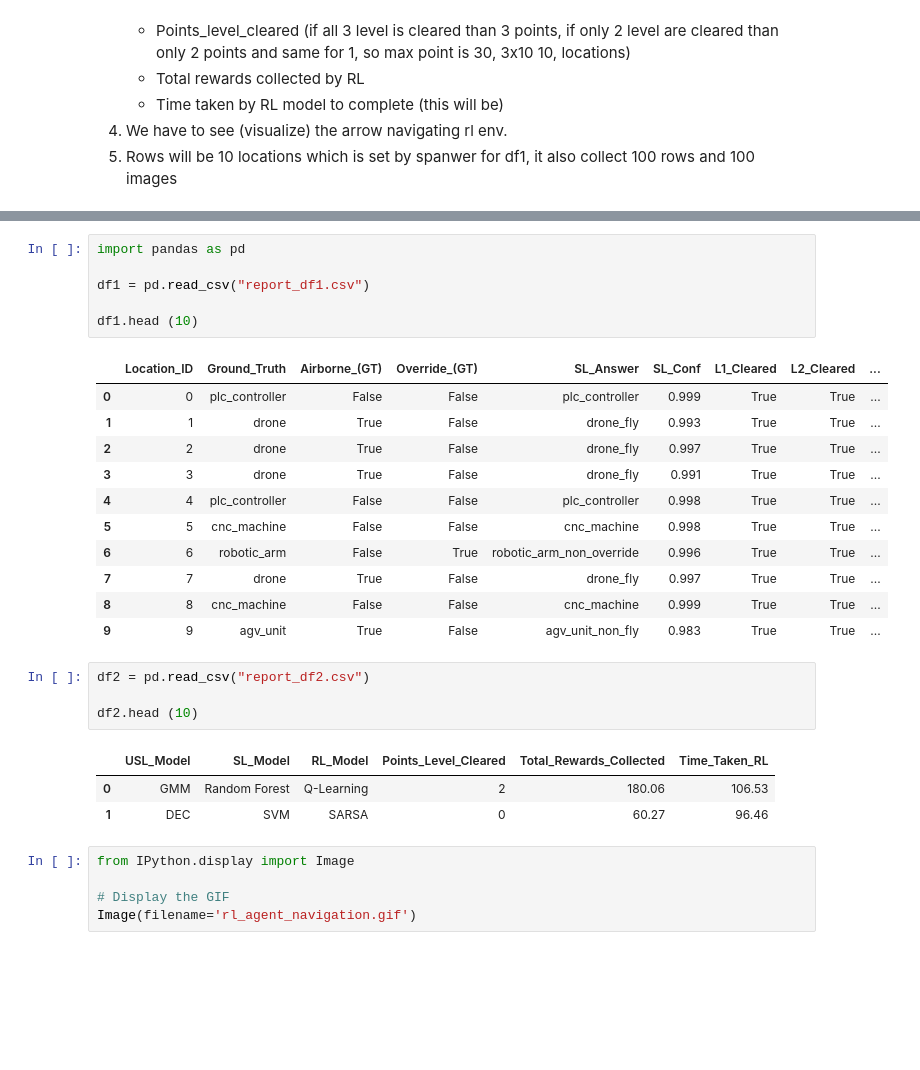
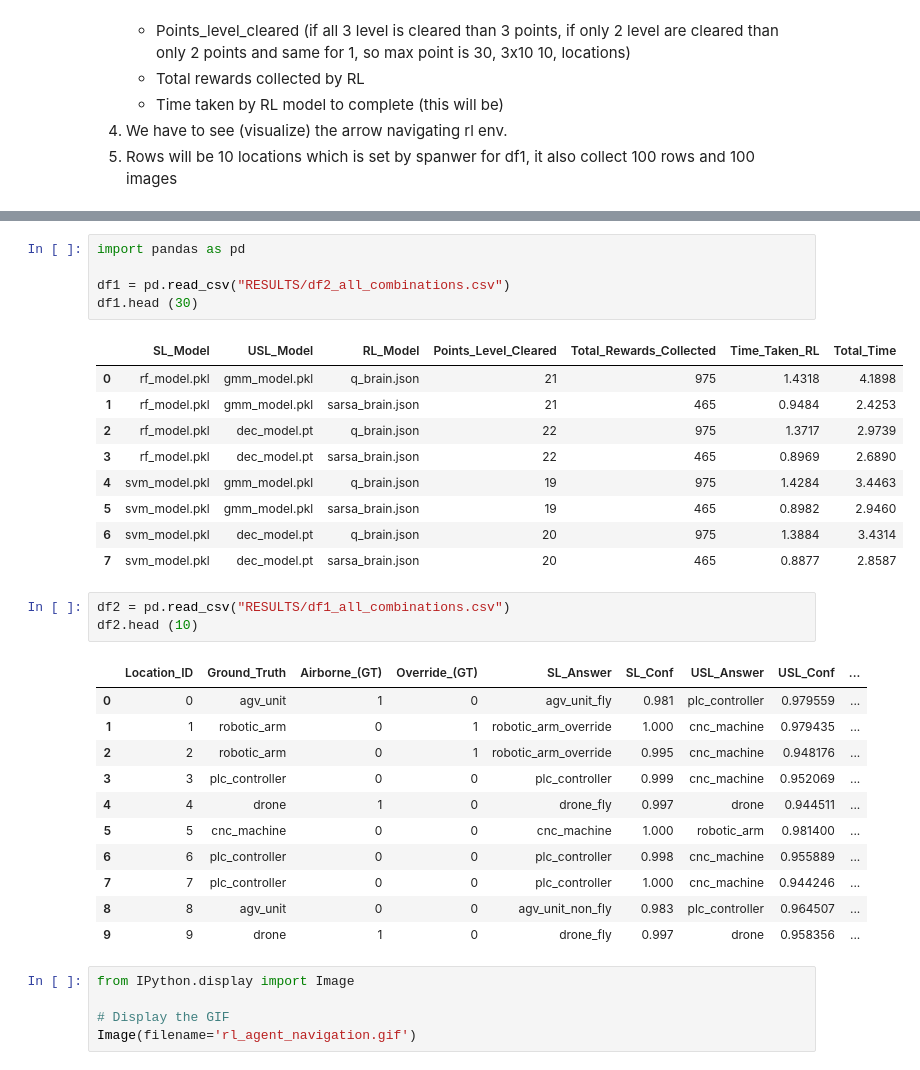
Before and after one commit to peeyushkumarmisra/Sentinel-CPS-Multi-Modal-Anomaly-Detection-for-Autonomous-Systems, a Jupyter notebook: Report.ipynb, the cells around one changed output, grey strips where cells are left out. Saved outputs shown, nothing was run; the diff lists cells and outputs as text; blank space fills up the shorter version.

```diff
--- a/Report.ipynb
+++ b/Report.ipynb
@@ -73,29 +265,33 @@ if __name__ == "__main__":
 # %%
 import pandas as pd
 
-df1 = pd.read_csv("report_df1.csv")
-
-df1.head (10)
+df1 = pd.read_csv("RESULTS/df2_all_combinations.csv")
+df1.head (30)
 # %% [output]
-|  | Location_ID | Ground_Truth | Airborne_(GT) | Override_(GT) | SL_Answer | SL_Conf | L1_Cleared | L2_Cleared | ... |
-| 0 | 0 | plc_controller | False | False | plc_controller | 0.999 | True | True | ... |
-| 1 | 1 | drone | True | False | drone_fly | 0.993 | True | True | ... |
-| 2 | 2 | drone | True | False | drone_fly | 0.997 | True | True | ... |
-| 3 | 3 | drone | True | False | drone_fly | 0.991 | True | True | ... |
-| 4 | 4 | plc_controller | False | False | plc_controller | 0.998 | True | True | ... |
-| 5 | 5 | cnc_machine | False | False | cnc_machine | 0.998 | True | True | ... |
-| 6 | 6 | robotic_arm | False | True | robotic_arm_non_override | 0.996 | True | True | ... |
-| 7 | 7 | drone | True | False | drone_fly | 0.997 | True | True | ... |
-| 8 | 8 | cnc_machine | False | False | cnc_machine | 0.999 | True | True | ... |
-| 9 | 9 | agv_unit | True | False | agv_unit_non_fly | 0.983 | True | True | ... |
+|  | SL_Model | USL_Model | RL_Model | Points_Level_Cleared | Total_Rewards_Collected | Time_Taken_RL | Total_Time |
+| 0 | rf_model.pkl | gmm_model.pkl | q_brain.json | 21 | 975 | 1.4318 | 4.1898 |
+| 1 | rf_model.pkl | gmm_model.pkl | sarsa_brain.json | 21 | 465 | 0.9484 | 2.4253 |
+| 2 | rf_model.pkl | dec_model.pt | q_brain.json | 22 | 975 | 1.3717 | 2.9739 |
+| 3 | rf_model.pkl | dec_model.pt | sarsa_brain.json | 22 | 465 | 0.8969 | 2.6890 |
+| 4 | svm_model.pkl | gmm_model.pkl | q_brain.json | 19 | 975 | 1.4284 | 3.4463 |
+| 5 | svm_model.pkl | gmm_model.pkl | sarsa_brain.json | 19 | 465 | 0.8982 | 2.9460 |
+| 6 | svm_model.pkl | dec_model.pt | q_brain.json | 20 | 975 | 1.3884 | 3.4314 |
+| 7 | svm_model.pkl | dec_model.pt | sarsa_brain.json | 20 | 465 | 0.8877 | 2.8587 |
 # %%
-df2 = pd.read_csv("report_df2.csv")
-
+df2 = pd.read_csv("RESULTS/df1_all_combinations.csv")
 df2.head (10)
 # %% [output]
-|  | USL_Model | SL_Model | RL_Model | Points_Level_Cleared | Total_Rewards_Collected | Time_Taken_RL |
-| 0 | GMM | Random Forest | Q-Learning | 2 | 180.06 | 106.53 |
-| 1 | DEC | SVM | SARSA | 0 | 60.27 | 96.46 |
+|  | Location_ID | Ground_Truth | Airborne_(GT) | Override_(GT) | SL_Answer | SL_Conf | USL_Answer | USL_Conf | ... |
+| 0 | 0 | agv_unit | 1 | 0 | agv_unit_fly | 0.981 | plc_controller | 0.979559 | ... |
+| 1 | 1 | robotic_arm | 0 | 1 | robotic_arm_override | 1.000 | cnc_machine | 0.979435 | ... |
+| 2 | 2 | robotic_arm | 0 | 1 | robotic_arm_override | 0.995 | cnc_machine | 0.948176 | ... |
+| 3 | 3 | plc_controller | 0 | 0 | plc_controller | 0.999 | cnc_machine | 0.952069 | ... |
+| 4 | 4 | drone | 1 | 0 | drone_fly | 0.997 | drone | 0.944511 | ... |
+| 5 | 5 | cnc_machine | 0 | 0 | cnc_machine | 1.000 | robotic_arm | 0.981400 | ... |
+| 6 | 6 | plc_controller | 0 | 0 | plc_controller | 0.998 | cnc_machine | 0.955889 | ... |
+| 7 | 7 | plc_controller | 0 | 0 | plc_controller | 1.000 | cnc_machine | 0.944246 | ... |
+| 8 | 8 | agv_unit | 0 | 0 | agv_unit_non_fly | 0.983 | plc_controller | 0.964507 | ... |
+| 9 | 9 | drone | 1 | 0 | drone_fly | 0.997 | drone | 0.958356 | ... |
 # %%
 from IPython.display import Image
 
```
Also changed, not shown: parts of 8 cells of this notebook, 16 other files.
